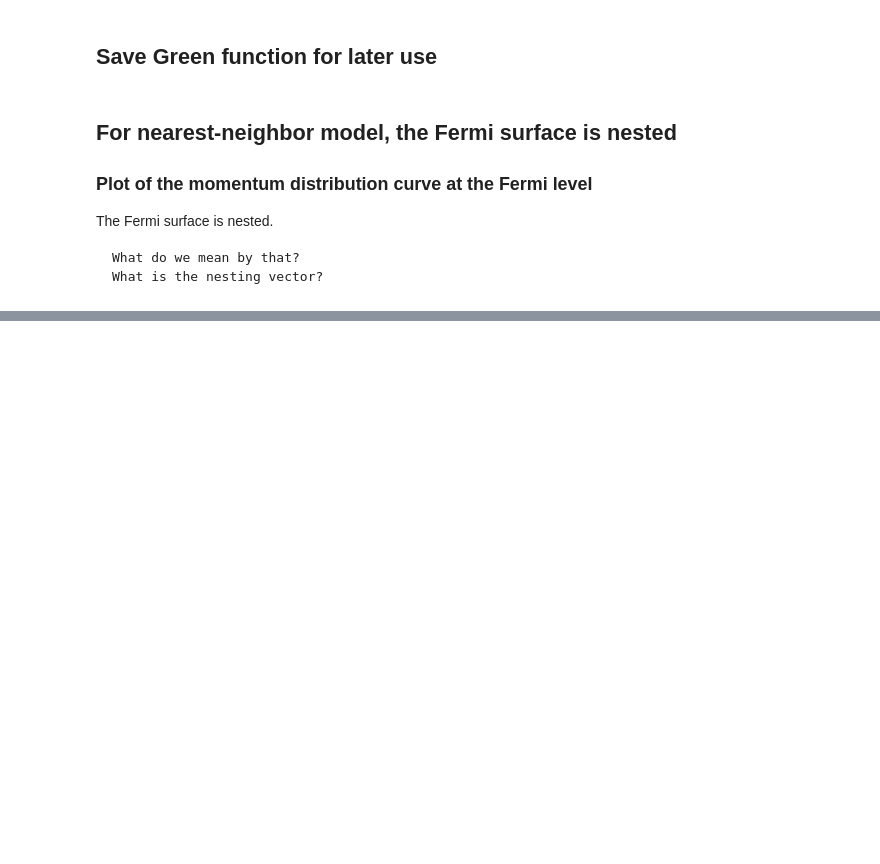
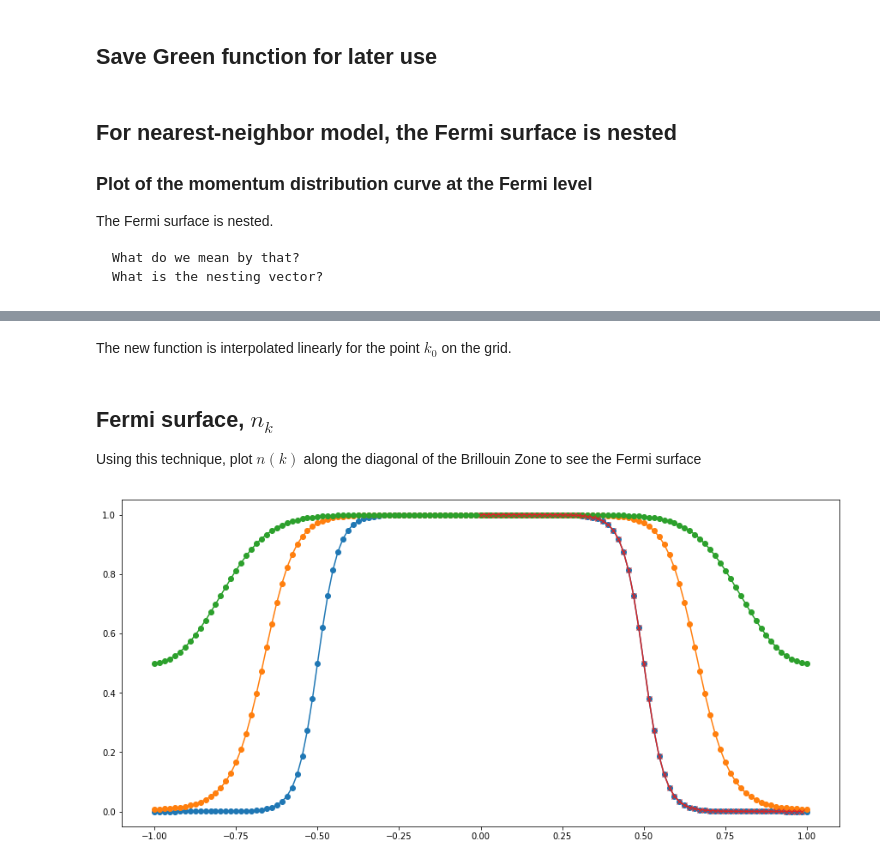
Before and after one commit to TRIQS/tutorials, a Jupyter notebook: TRIQSTutorialsPython/TPSC/TPSC-1.ipynb, the cells around one changed output, grey strips where cells are left out. Cells and saved outputs as stored; diff of their text form; code cells hidden in the pictures; blank space fills up the shorter version.

```diff
--- a/TRIQSTutorialsPython/TPSC/TPSC-1.ipynb
+++ b/TRIQSTutorialsPython/TPSC/TPSC-1.ipynb
@@ -123,10 +152,0 @@ plt.plot(kr, np.vectorize(d)(kr), '-o')
-# %%
-k = np.linspace(0, 2*np.pi, n_k+1, endpoint=True)
-check = lambda kx, ky: g0([kx,ky,0],0).imag
-
-# Should be 0
-print g0.data.reshape(n_k, n_k, 2*n_w)[:,0,n_w].imag - np.vectorize(check)(k,0)[0:n_k]
-
-mf = lambda n : (2*n+1)*pi/beta*1j
-for k in g0.mesh[0]:
-    assert abs(g0(k.value, 0) - 1/(mf(0) - eps(k)))< 1.e-10
@@ -132,0 +170,22 @@ for k in g0.mesh[0]:
+# %% [markdown]
+The new function is interpolated linearly for the point $k_0$ on the grid.
+# %% [markdown]
+## Fermi surface, $n_k$
+Using this technique, plot $n(k)$ along the diagonal of the Brillouin Zone to
+see the Fermi surface
+# %%
+plt.figure(figsize=(15,7))
+
+# function k-> g0(k, :) and take the density
+for angle in [1, 0.5, 0]:
+    d = lambda k: g0 ( (k, angle*k,0),all).density().real
+    plt.plot(kgrid1d/pi, np.vectorize(d)(kgrid1d), '-o')
+
+# Internal check, not part of the question
+# We replot using the point *on the grid* directly.  Idx(0,0,0) is the indices on the grid
+if 1:
+    d = lambda k: g0[Idx(k,k,0),:].density().real
+    kr = range(n_k/2)
+    plt.plot([x /(n_k/2.0) for x in kr], np.vectorize(d)(kr), '-x')
+# %% [output]
+[figure, added]
```
Also changed, not shown: parts of 19 cells of this notebook, 4 other files.
